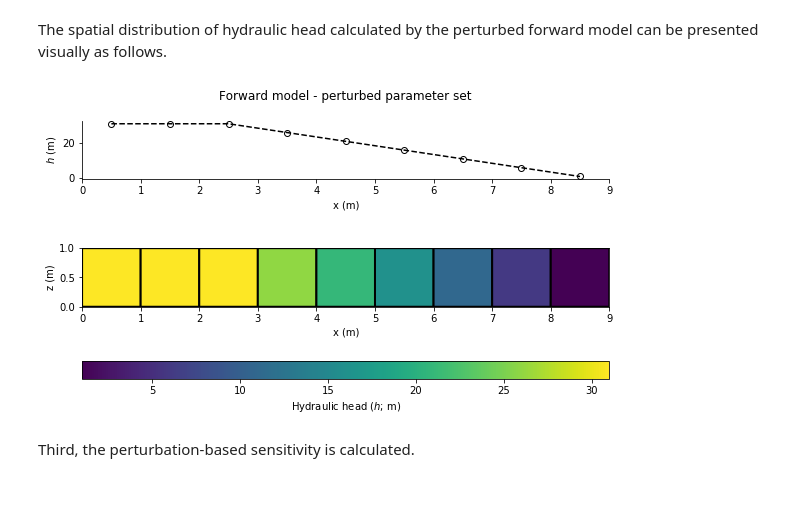
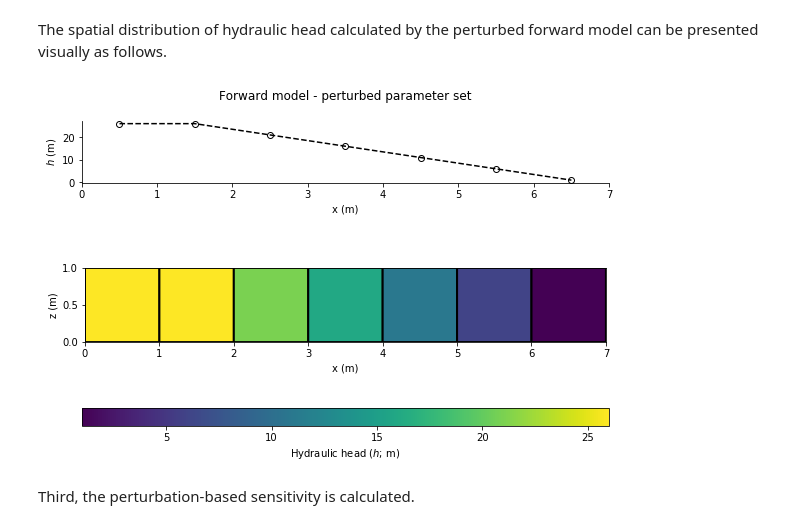
Before and after one commit to christurnadge/1o_adjoint_sensitivities, a Jupyter notebook: 01_Numerical_examples/01_Continuous_approach/04_dh_dQw_SS.ipynb, the cells around one changed output. Drawn from its saved outputs; the diff is of its cells as text; code cells hidden in the pictures; blank space fills up the shorter version.

```diff
--- a/01_Numerical_examples/01_Continuous_approach/04_dh_dQw_SS.ipynb
+++ b/01_Numerical_examples/01_Continuous_approach/04_dh_dQw_SS.ipynb
@@ -59,12 +59,12 @@ flopy is installed in C:\Python27\Lib\site-packages\flopy
 Values for the 'base' parameter set are defined as follows. These can be modified to demonstrate the method for other model configurations.
 # %%
 nrow  = 1
-ncol  = 9
+ncol  = 7
 ocol  = (ncol-1)/2
 delr  = 1.0
 K     = 0.2
 h_BC1 = 1.0
-wcol  = 2
+wcol  = 1
 Qw    = 1.0
 dpar  = 1e-4
 # %% [markdown]
@@ -136,22 +135,22 @@ hob_pert = float(hds_pert[0, ocol])
 # %% [markdown]
 The spatial distribution of hydraulic head calculated by the perturbed forward model can be presented visually as follows.
 # %%
-f,s = plt.subplots(2, 1, figsize=[24.00/2.54, 14.00/2.54])
+f,s = plt.subplots(2, 1, figsize=[24.00/2.54, 17.00/2.54])
 s[0].set_aspect(0.03)
 s[0].set_title('Forward model - perturbed parameter set\n')
 s[0].plot(0.5+np.arange(ncol), hds_pert.flatten(), 'ko--', mfc='none')
 s[0].set_xlabel('x (m)')
 s[0].set_ylabel('$h$ (m)')
 s[0].spines['top'].set_visible(False)
 s[0].spines['right'].set_visible(False)
 s[1].set_aspect('equal')
 p = s[1].pcolor(hds_pert, edgecolors='k', linewidths=2, cmap='viridis')
 s[1].set_xlabel('x (m)')
 s[1].set_ylabel('z (m)')
 l = f.colorbar(p, orientation='horizontal', pad=0.4, aspect=30, label='Hydraulic head ($h$; m)')
 d = s[0].set_xlim(s[1].get_xlim())
 # %% [output]
-[figure, old version]
+[figure, new version]
 # %% [markdown]
 Third, the perturbation-based sensitivity is calculated.
 # %%
```
Also changed, not shown: parts of 9 cells of this notebook, 4 other files.
